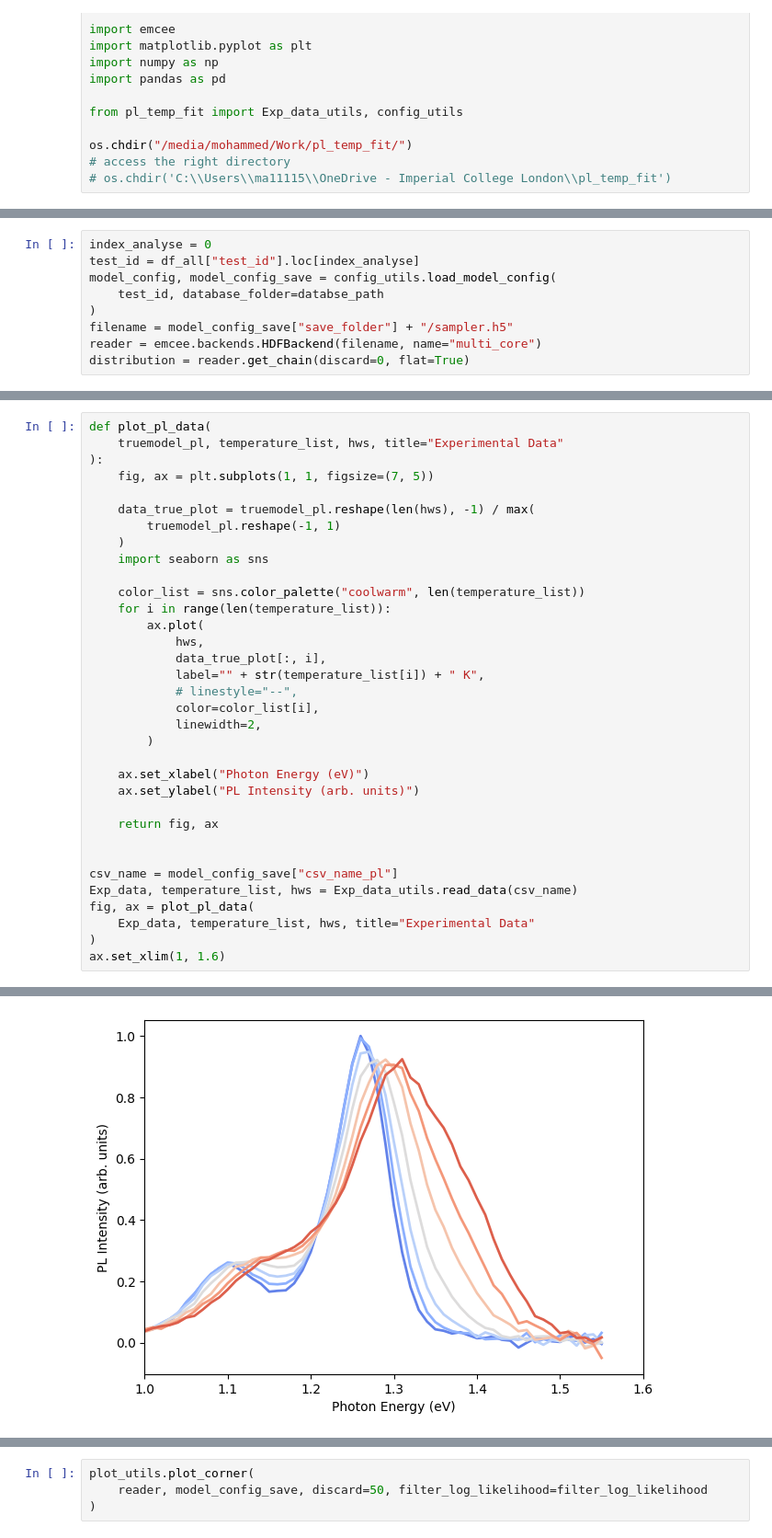
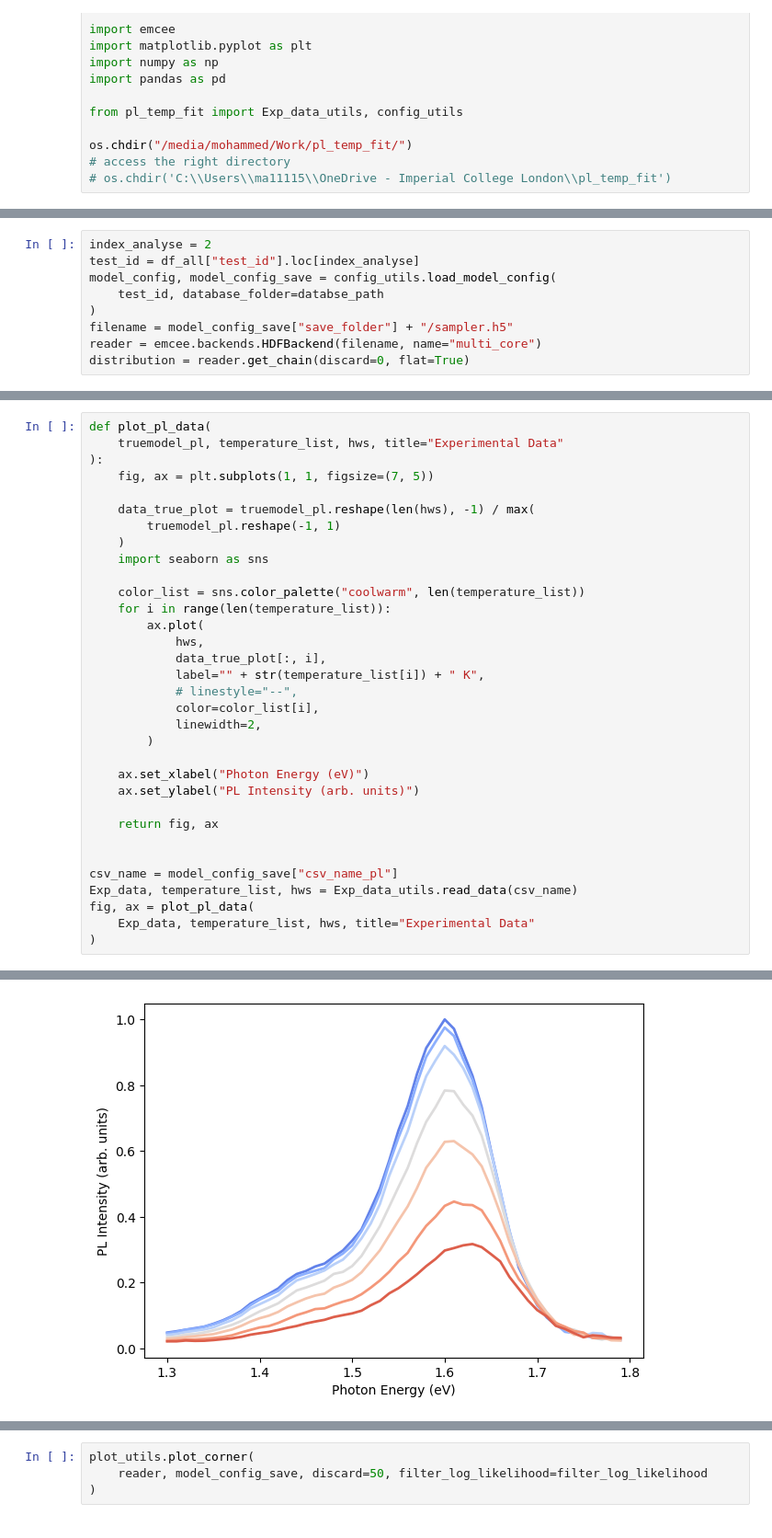
Before and after one commit to mohammedazzouzi15/pl_temp_fit, a Jupyter notebook: notebook/2_analyse_sampling_output_PL.ipynb, the cells around one changed output, grey strips where cells are left out. Shown at 92% size. Drawn from its saved outputs; the diff is of its cells as text.

```diff
--- a/notebook/2_analyse_sampling_output_PL.ipynb
+++ b/notebook/2_analyse_sampling_output_PL.ipynb
@@ -66,5 +68,5 @@ df_all[["csv_name_pl", "num_iteration", "max_log_prob"]]
 # %%
-index_analyse = 0
+index_analyse = 2
 test_id = df_all["test_id"].loc[index_analyse]
 model_config, model_config_save = config_utils.load_model_config(
     test_id, database_folder=databse_path
@@ -141,5 +143,4 @@ Exp_data, temperature_list, hws = Exp_data_utils.read_data(csv_name)
 fig, ax = plot_pl_data(
     Exp_data, temperature_list, hws, title="Experimental Data"
 )
-ax.set_xlim(1, 1.6)
 # %% [output]
@@ -147,4 +147,4 @@ ax.set_xlim(1, 1.6)
-[figure, old version]
+[figure, new version]
 # %%
 filter_log_likelihood = "blobs['log_likelihood'] > max(blobs['log_likelihood']) * 2"
 
```
Also changed, not shown: parts of 8 cells of this notebook, 5 other files.
